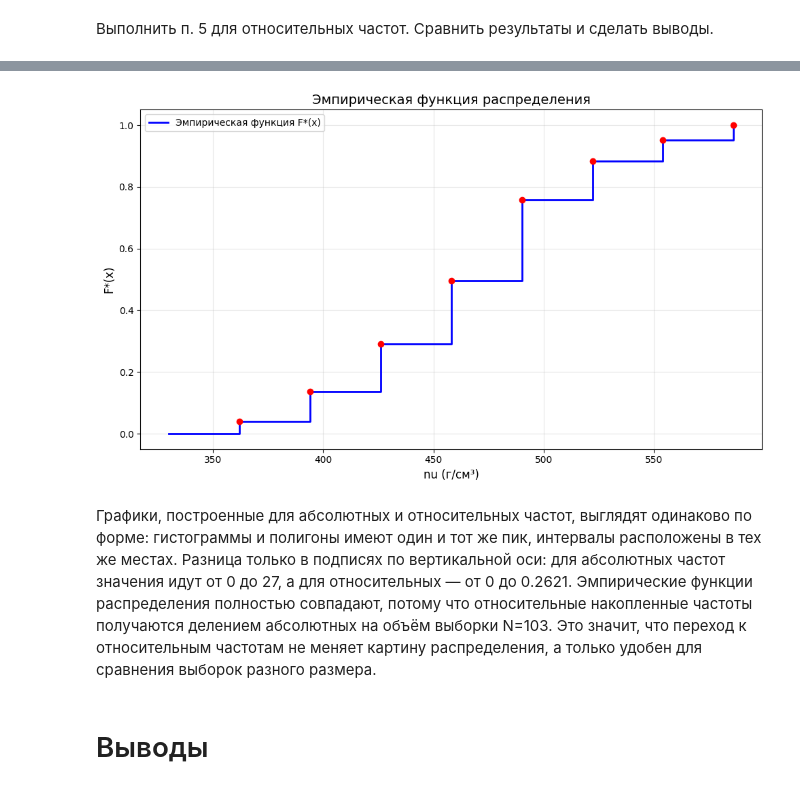
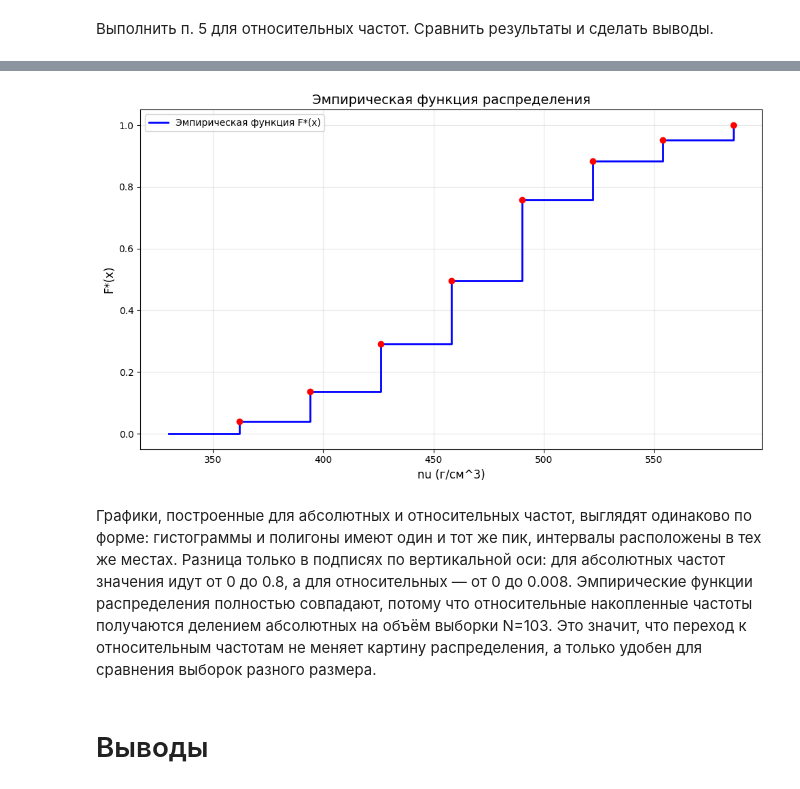
Before and after one commit to the-mvi/smedh-2026, a Jupyter notebook: 2381_Dudkin_MV_Gazukina_DD/task1.ipynb, the cells around one changed output, grey strips where cells are left out. Cells and saved outputs as stored; diff of their text form; code cells hidden in the pictures.

```diff
--- a/2381_Dudkin_MV_Gazukina_DD/task1.ipynb
+++ b/2381_Dudkin_MV_Gazukina_DD/task1.ipynb
@@ -336,27 +336,27 @@ plt.show()
 # %%
 right_bounds = [parse_right_bound(x) for x in interval_df['[xi, xi+1)']]
 cum_rel_freq = interval_df.iloc[:, 6].values  # столбец '~mi_нак'
 
 x_ef = [right_bounds[0] - (right_bounds[1] - right_bounds[0])] + right_bounds
 y_ef = [0] + list(cum_rel_freq)
 
 plt.figure(figsize=(10, 6))
 
 plt.step(x_ef, y_ef, where='post', linewidth=2, color='blue', label='Эмпирическая функция F*(x)')
 plt.plot(right_bounds, cum_rel_freq, 'ro', markersize=6)
 
-plt.xlabel('nu (г/см³)', fontsize=12)
+plt.xlabel('nu (г/см^3)', fontsize=12)
 plt.ylabel('F*(x)', fontsize=12)
 plt.title('Эмпирическая функция распределения', fontsize=14)
 plt.grid(True, alpha=0.3, axis='both')
 plt.legend()
 plt.ylim(-0.05, 1.05)
 plt.tight_layout()
 plt.show()
 # %% [output]
-[figure, old version]
+[figure, new version]
 # %% [markdown]
-Графики, построенные для абсолютных и относительных частот, выглядят одинаково по форме: гистограммы и полигоны имеют один и тот же пик, интервалы расположены в тех же местах. Разница только в подписях по вертикальной оси: для абсолютных частот значения идут от 0 до 27, а для относительных — от 0 до 0.2621. Эмпирические функции распределения полностью совпадают, потому что относительные накопленные частоты получаются делением абсолютных на объём выборки N=103. Это значит, что переход к относительным частотам не меняет картину распределения, а только удобен для сравнения выборок разного размера.
+Графики, построенные для абсолютных и относительных частот, выглядят одинаково по форме: гистограммы и полигоны имеют один и тот же пик, интервалы расположены в тех же местах. Разница только в подписях по вертикальной оси: для абсолютных частот значения идут от 0 до 0.8, а для относительных — от 0 до 0.008. Эмпирические функции распределения полностью совпадают, потому что относительные накопленные частоты получаются делением абсолютных на объём выборки N=103. Это значит, что переход к относительным частотам не меняет картину распределения, а только удобен для сравнения выборок разного размера.
 # %% [markdown]
 # Выводы
 # %% [markdown]
```
Also changed, not shown: parts of 4 cells of this notebook.
